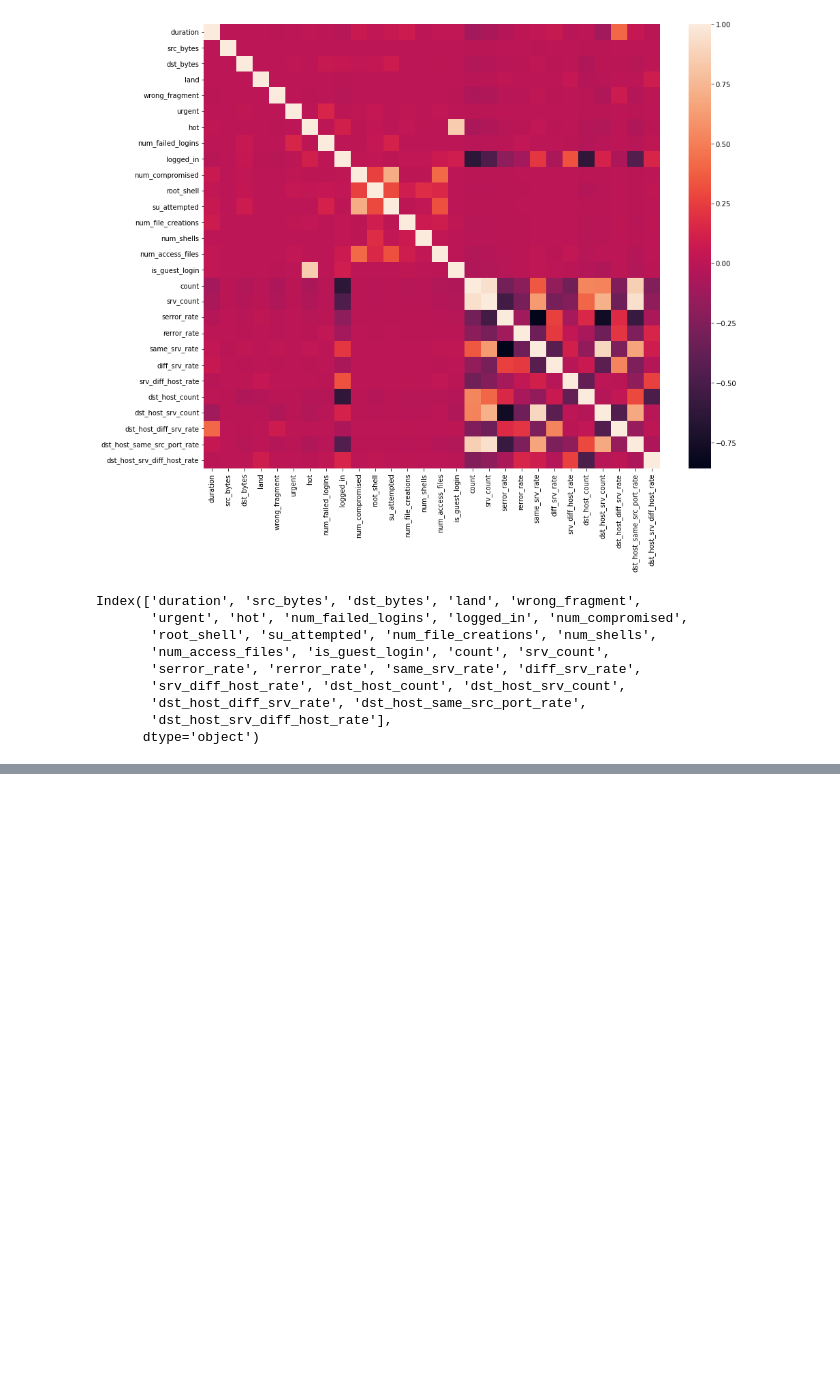
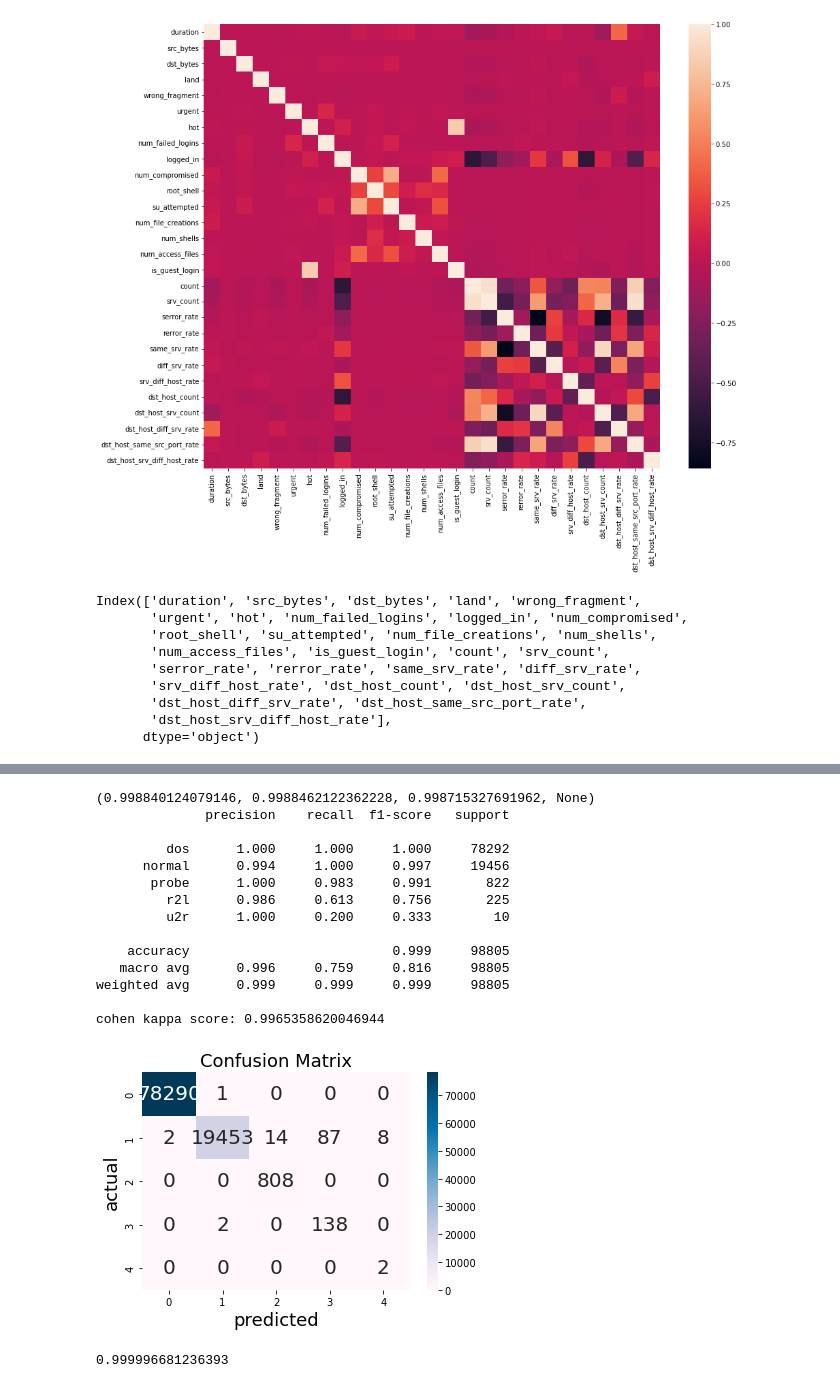
Before and after one commit to vladyslavmakartet/earin_labs, a Jupyter notebook: lab4/task.ipynb, the cells around one changed output, grey strips where cells are left out. Cells and saved outputs as stored; diff of their text form; code cells hidden in the pictures; blank space fills up the shorter version.

```diff
--- a/lab4/task.ipynb
+++ b/lab4/task.ipynb
@@ -789,0 +644,32 @@ cohen kappa score: 0.9993622039333294
+# %%
+clf2 = RandomForestClassifier(n_estimators=50,
+                             max_depth=10,
+                             random_state=2)
+
+clf2.fit(df_train_witout_pipeline, y_train_no_pipeline)
+y_pred_forest = clf2.predict(df_test_without_pipeline)
+y_pred_proba_forest = clf2.predict_proba(df_test_without_pipeline)
+evaluation(y_pred_forest, y_test_no_pipeline) # with cross validation
+# %% [output]
+(0.998840124079146, 0.9988462122362228, 0.998715327691962, None)
+              precision    recall  f1-score   support
+
+         dos      1.000     1.000     1.000     78292
+      normal      0.994     1.000     0.997     19456
+       probe      1.000     0.983     0.991       822
+         r2l      0.986     0.613     0.756       225
+         u2r      1.000     0.200     0.333        10
+
+    accuracy                          0.999     98805
+   macro avg      0.996     0.759     0.816     98805
+weighted avg      0.999     0.999     0.999     98805
+
+cohen kappa score: 0.9965358620046944
+[figure, added]
+# %%
+from sklearn.metrics import roc_auc_score
+# BAD TO USE AS WE HAVE UNBALANCED DATASET
+# This treats the multiclass case in the same way as the multilabel case. Sensitive to class imbalance even when average == 'macro', because class imbalance affects the composition of each of the 'rest' groupings.
+roc_auc_score(y_test_no_pipeline, y_pred_proba_forest, average="weighted", multi_class="ovr")
+# %% [output]
+0.999996681236393
```
Also changed, not shown: parts of 47 cells of this notebook.
